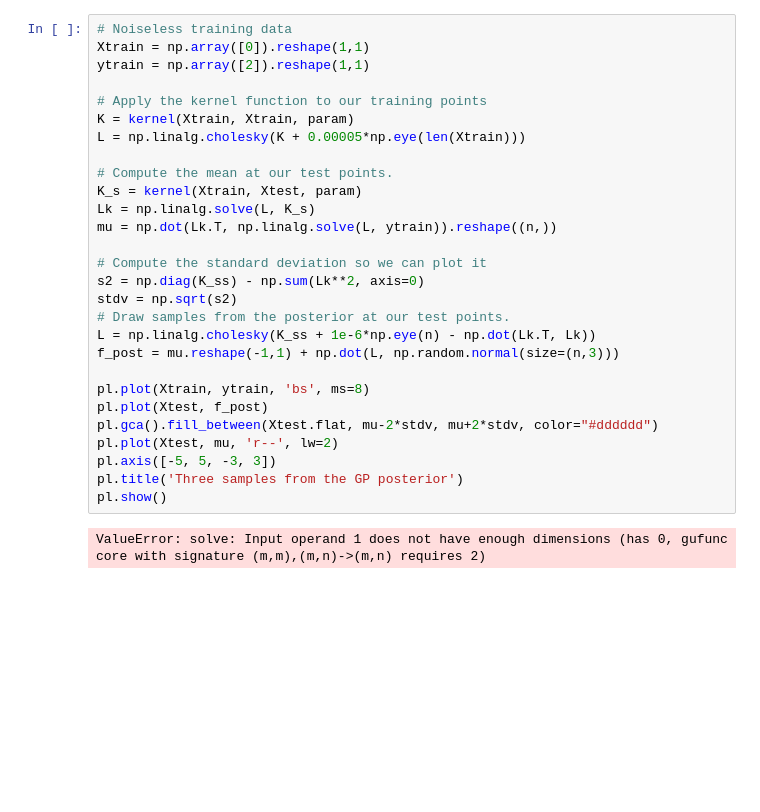
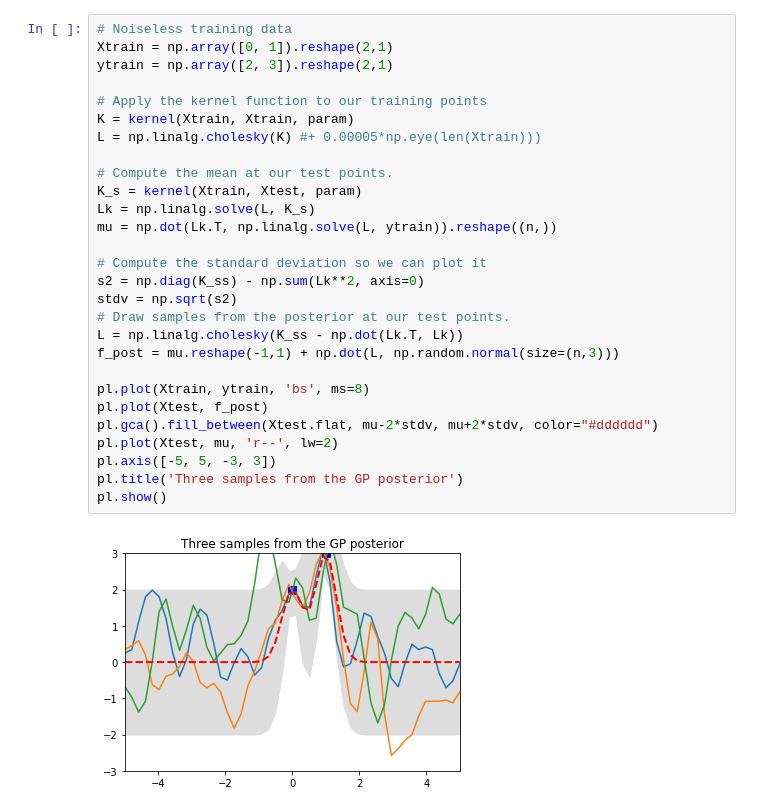
Before and after one commit to KDD-OpenSource/32de-python, a Jupyter notebook: notebooks/active_learning/Understanding-GP.ipynb, the cells around one changed output. Saved outputs shown, nothing was run; the diff lists cells and outputs as text; blank space fills up the shorter version.

```diff
--- a/notebooks/active_learning/Understanding-GP.ipynb
+++ b/notebooks/active_learning/Understanding-GP.ipynb
@@ -59,30 +64,30 @@ pl.show()
 # %%
 # Noiseless training data
-Xtrain = np.array([0]).reshape(1,1)
-ytrain = np.array([2]).reshape(1,1)
+Xtrain = np.array([0, 1]).reshape(2,1)
+ytrain = np.array([2, 3]).reshape(2,1)
 
 # Apply the kernel function to our training points
 K = kernel(Xtrain, Xtrain, param)
-L = np.linalg.cholesky(K + 0.00005*np.eye(len(Xtrain)))
+L = np.linalg.cholesky(K) #+ 0.00005*np.eye(len(Xtrain)))
 
 # Compute the mean at our test points.
 K_s = kernel(Xtrain, Xtest, param)
 Lk = np.linalg.solve(L, K_s)
 mu = np.dot(Lk.T, np.linalg.solve(L, ytrain)).reshape((n,))
 
 # Compute the standard deviation so we can plot it
 s2 = np.diag(K_ss) - np.sum(Lk**2, axis=0)
 stdv = np.sqrt(s2)
 # Draw samples from the posterior at our test points.
-L = np.linalg.cholesky(K_ss + 1e-6*np.eye(n) - np.dot(Lk.T, Lk))
+L = np.linalg.cholesky(K_ss - np.dot(Lk.T, Lk))
 f_post = mu.reshape(-1,1) + np.dot(L, np.random.normal(size=(n,3)))
 
 pl.plot(Xtrain, ytrain, 'bs', ms=8)
 pl.plot(Xtest, f_post)
 pl.gca().fill_between(Xtest.flat, mu-2*stdv, mu+2*stdv, color="#dddddd")
 pl.plot(Xtest, mu, 'r--', lw=2)
 pl.axis([-5, 5, -3, 3])
 pl.title('Three samples from the GP posterior')
 pl.show()
 # %% [output]
-ValueError: solve: Input operand 1 does not have enough dimensions (has 0, gufunc core with signature (m,m),(m,n)->(m,n) requires 2)
+[figure, added]
```
Also changed, not shown: parts of 2 cells of this notebook, 3 other files.
